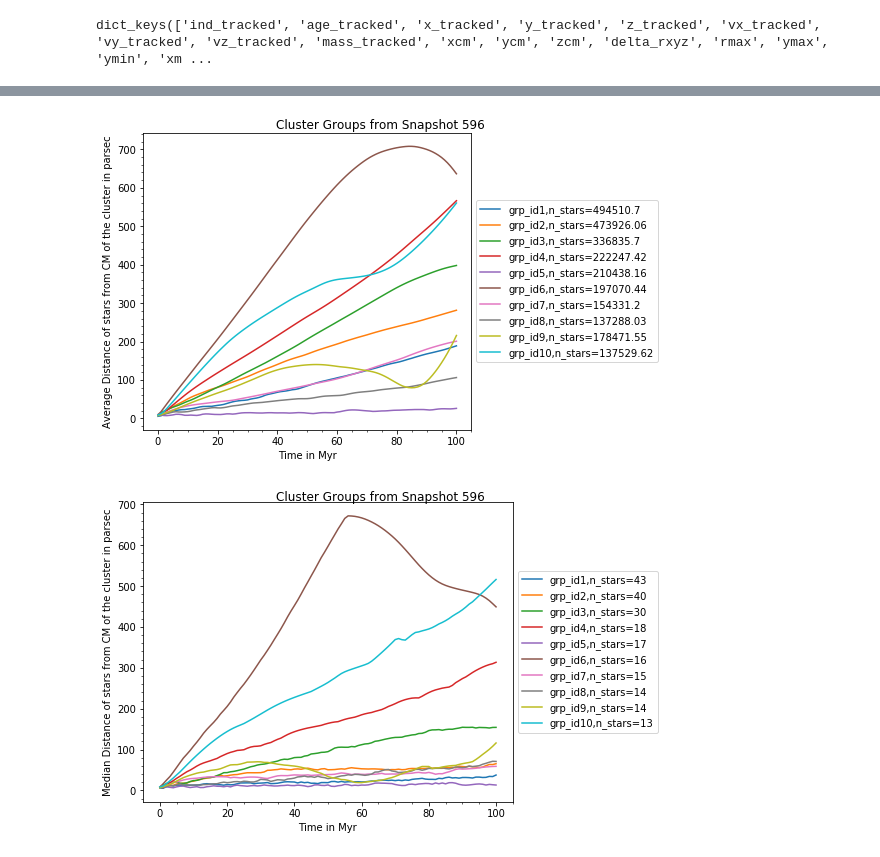
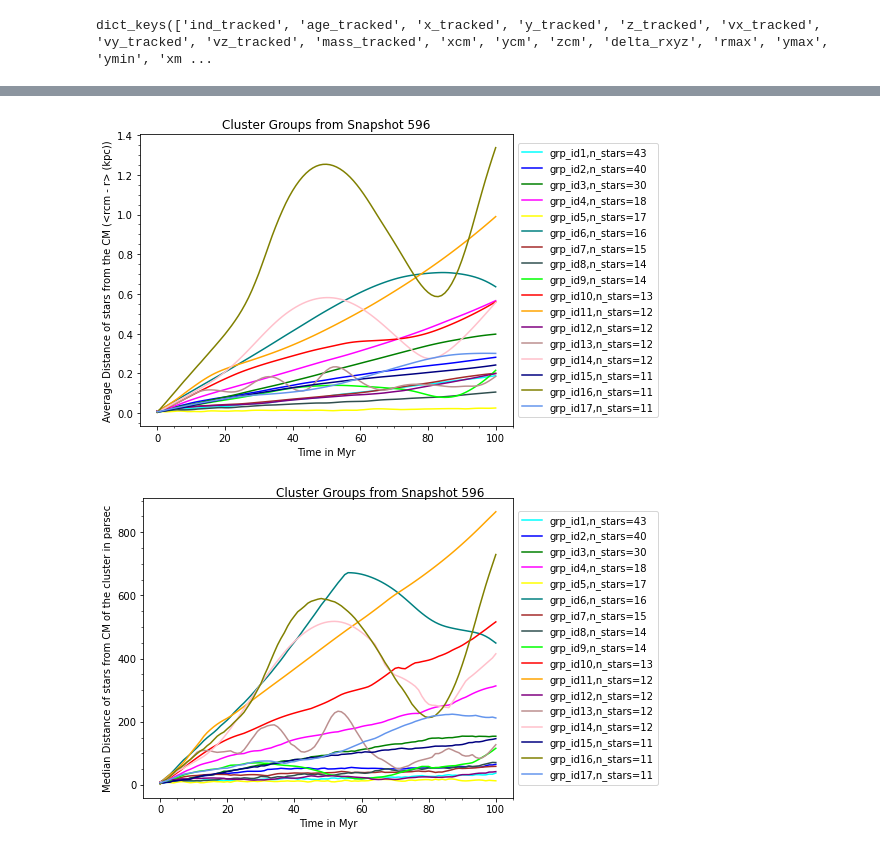
Before and after one commit to binodbhttr/stampede_workfolder, a Jupyter notebook: analysis_using_pkl_files.ipynb, the cells around one changed output, grey strips where cells are left out. Drawn from its saved outputs; the diff is of its cells as text; code cells hidden in the pictures.

```diff
--- a/analysis_using_pkl_files.ipynb
+++ b/analysis_using_pkl_files.ipynb
@@ -113,47 +112,51 @@ plot_path="./plots_pkl/allculsters_single_figure/" #creating a path to store the
 if not os.path.exists(plot_path):
   os.makedirs(plot_path)
 
-
+#colors=['cyan','blue','green','magenta','yellow','teal','brown','tan','lime','red']
+colors=['cyan','blue','green','magenta','yellow','teal','brown','darkslategray','lime','red','orange','purple','rosybrown','pink','navy','olive','cornflowerblue']
 ##################################
 #Now plotting the average distances from the center of mass for all snapshots we tracked in a single figure for all clusters
 fig2=plt.figure(figsize=(8,5))
-fig2.suptitle("Cluster Groups from Snapshot 596")
+#fig2.suptitle("Cluster Groups from Snapshot 596")
 ax1=fig2.add_subplot(1,1,1)
 ax1.minorticks_on()
 ax1.set_xlabel('Time in Myr')
-ax1.set_ylabel('Average Distance of stars from CM of the cluster in parsec')
+ax1.set_ylabel('Average Distance of stars from the CM (<rcm - r> (kpc))')
+ax1.set_title("Cluster Groups from Snapshot 596")
 snapshot_list=np.arange(snapshot_start,snapshot_end+1) #create a list of snapshots to plot
 time=snapshot_list-snapshot_start #time starts from zero here where t=0 is at the snapshot where we start from
 n=snapshot_end-snapshot_start+1
 cluster_count=0
 for i in range(len(cluster_groupid)):
     avg_r_cm_temp=np.array(0)
     snapshot_count=snapshot_start
     for j in range(n):
         avg_r_cm_temp=np.append(avg_r_cm_temp,importdata[snapshot_count][cluster_count+1]["avg_delta_rxyz"])
         snapshot_count+=1
-    avg_r_cm=avg_r_cm_temp[1:len(avg_r_cm_temp)]*1000 #converted into parsec
+    avg_r_cm=avg_r_cm_temp[1:len(avg_r_cm_temp)]
     #print(avg_r_cm)
     slope, intercept = np.polyfit(time,avg_r_cm, 1)
     n_stars=len(importdata[snapshot_start][cluster_count+1]["x_tracked"])
     mass_sum=np.sum(importdata[snapshot_start][cluster_count+1]["mass_tracked"])
-    ax1.plot(time,avg_r_cm,label="grp_id"+str(cluster_count+1)+",n_stars="+str(mass_sum))
+    ax1.plot(time,avg_r_cm,label="grp_id"+str(cluster_count+1)+",n_stars="+str(n_stars),c=colors[i])
     #ax1.plot(time,slope*time+intercept,label=cluster_groupid[cluster_count]+"fitted")
     ax1.legend(bbox_to_anchor=(1,0.5), loc='center left')
     cluster_count+=1
 plt.tight_layout()
 plt.show()
 fig2.savefig(plot_path+"avg_delta_rxyz_all_clusters.png",dpi=150)
 #########################################################
 #########################################################
 # %% [output]
-[figure, old version]
+[figure, new version]
 # %%
 plot_path="./plots_pkl/allculsters_single_figure/" #creating a path to store the plots only if it does not exist
 if not os.path.exists(plot_path):
   os.makedirs(plot_path)
 
-
+#colors=['cyan','blue','green','magenta','yellow','teal','brown','tan','lime','red']
+colors=['cyan','blue','green','magenta','yellow','teal','brown','darkslategray','lime','red','orange','purple','rosybrown','pink','navy','olive','cornflowerblue']
+##################################
 ##################################
 #Now plotting the average distances from the center of mass for all snapshots we tracked in a single figure for all clusters
 fig3=plt.figure(figsize=(8,5))
@@ -177,7 +180,7 @@ for i in range(len(cluster_groupid)):
     #print(avg_r_cm)
     slope, intercept = np.polyfit(time,avg_r_cm, 1)
     n_stars=len(importdata[snapshot_start][cluster_count+1]["x_tracked"])
-    ax1.plot(time,median_delta_rxyz,label="grp_id"+str(cluster_count+1)+",n_stars="+str(n_stars))
+    ax1.plot(time,median_delta_rxyz,label="grp_id"+str(cluster_count+1)+",n_stars="+str(n_stars),c=colors[i])
     #ax1.plot(time,slope*time+intercept,label=cluster_groupid[cluster_count]+"fitted")
     ax1.legend(bbox_to_anchor=(1,0.5), loc='center left')
     cluster_count+=1
@@ -187,7 +190,7 @@ fig3.savefig(plot_path+"median_delta_rxyz_all_clusters.png",dpi=150)
 #########################################################
 #########################################################
 # %% [output]
-[figure, old version]
+[figure, new version]
 # %%
 plot_path="./plots_pkl/allculsters_single_figure/" #creating a path to store the plots only if it does not exist
 if not os.path.exists(plot_path):
```
Also changed, not shown: parts of 10 cells of this notebook, 9 other files.
